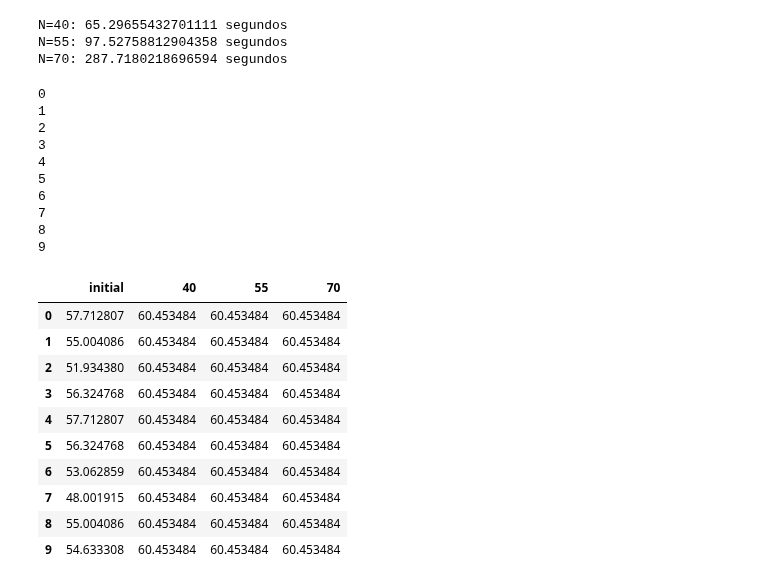
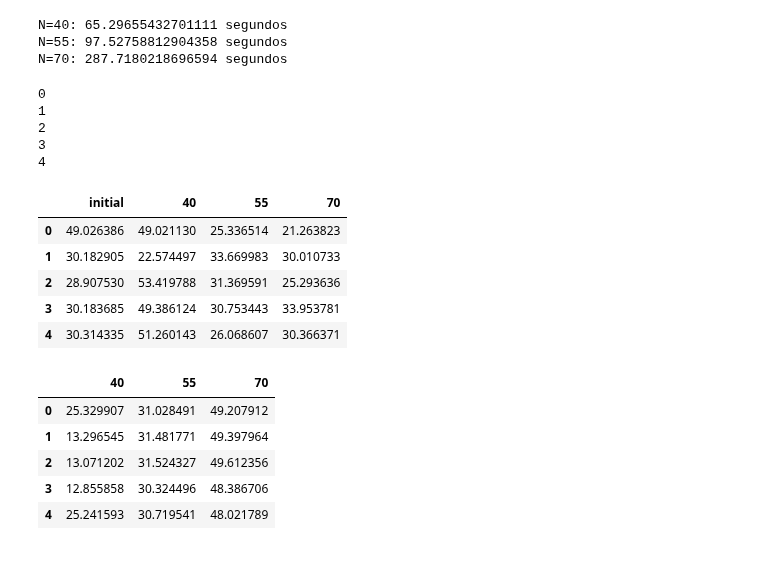
Before and after one commit to gustavo-cornejo/RecSist-Proyecto, a Jupyter notebook: DeckRec.ipynb, the cells around one changed output. Drawn from its saved outputs; the diff is of its cells as text; code cells hidden in the pictures.

```diff
--- a/DeckRec.ipynb
+++ b/DeckRec.ipynb
@@ -555,11 +571,12 @@ aumentos_delta.describe()
 A partir de aquí vemos comparaciones en tiempo y resultados de DeckRec para distintas cantidades de cartas a usar (N)
 # %%
 simulations_N = {"initial":[], 40:[],55:[],70:[]}
+times_N = {"initial":[], 40:[],55:[],70:[]}
 Ns = [40,55,70]
-for i in range(10):
+for i in range(15):
     print(i)
     initial_deck = random_deck()[1]
-    simulations_N["initial"].append(win_rate(initial_deck))
+    simulations_N["initial"].append(win_rate(initial_deck,model=model_v3))
     for N in Ns:
         deck = np.zeros(N, dtype=int)
         for j in range(N):
@@ -572,8 +589,11 @@ for i in range(10):
         for j in new_ones:
             deck[j] = 1
         cards_subset = cards[:N]
+        start = time.time()
         deck_our_rec = deck_rec(deck,cards_subset)
-        simulations_N[N].append(win_rate(binary_to_cards(deck_our_rec, cards_subset)))
+        end = time.time()
+        times_N[N].append(end-start)
+        simulations_N[N].append(win_rate(binary_to_cards(deck_our_rec, cards_subset),model=model_v3))
 sim_N_fl = dict()
 for key in simulations_N.keys():
     sim_N_fl[f'{key}'] = [float(simulations_N[key][i]) for i in range(len(simulations_N[key]))]
@@ -605,0 +636,5 @@ display(comparacion_N)
+# %%
+for key in times_N.keys():
+    if key != initial
+    print(key)
+    print(len(times_N[key]))
@@ -605,0 +650,9 @@ display(comparacion_N)
+# %%
+sim_T_fl = dict()
+for key in times_N.keys():
+    if key != "initial":
+        sim_T_fl[f'{key}'] = [float(times_N[key][i]) for i in range(len(times_N[key]))]
+with open('comparacion_T.json', 'w') as json_file:
+    json.dump(sim_T_fl, json_file, indent=4)
+comparacion_T = pd.DataFrame(sim_T_fl)
+display(comparacion_T)
@@ -630,40 +712,49 @@ N=55: 97.52758812904358 segundos
 N=70: 287.7180218696594 segundos
 # %%
 simulations_N = {"initial":[], 40:[],55:[],70:[]}
+times_N = {"initial":[], 40:[],55:[],70:[]}
 Ns = [40,55,70]
-for i in range(10):
+for i in range(5):
     print(i)
     initial_deck = random_deck()[1]
-    simulations_N["initial"].append(win_rate(initial_deck))
+    simulations_N["initial"].append(win_rate(initial_deck,model=model_v3))
     for N in Ns:
-        deck_best_similar = Qdeck_wtemplate(initial_deck, 15, 10, N=N)
-        simulations_N[N].append(win_rate(binary_to_cards(deck_our_rec, cards_subset)))
+        start = time.time()
+        deck_best_similar = Qdeck_wtemplate(initial_deck, 15, 15, N=N)
+        end = time.time()
+        times_N[N].append(end-start)
+        simulations_N[N].append(win_rate(binary_to_cards(deck_best_similar, cards_subset[:N]),model=model_v3))
 sim_N_fl = dict()
 for key in simulations_N.keys():
     sim_N_fl[f'{key}'] = [float(simulations_N[key][i]) for i in range(len(simulations_N[key]))]
 with open('comparacion_N_mixed.json', 'w') as json_file:
     json.dump(sim_N_fl, json_file, indent=4)
 comparacion_N = pd.DataFrame(simulations_N)
 display(comparacion_N)
+
+sim_T_fl = dict()
+for key in times_N.keys():
+    if key != "initial":
+        sim_T_fl[f'{key}'] = [float(times_N[key][i]) for i in range(len(times_N[key]))]
+with open('comparacion_T_mixed.json', 'w') as json_file:
+    json.dump(sim_T_fl, json_file, indent=4)
+comparacion_T = pd.DataFrame(sim_T_fl)
+display(comparacion_T)
 # %% [output]
 0
 1
 2
 3
 4
-5
-6
-7
-8
-9
 |  | initial | 40 | 55 | 70 |
-| 0 | 57.712807 | 60.453484 | 60.453484 | 60.453484 |
-| 1 | 55.004086 | 60.453484 | 60.453484 | 60.453484 |
-| 2 | 51.934380 | 60.453484 | 60.453484 | 60.453484 |
-| 3 | 56.324768 | 60.453484 | 60.453484 | 60.453484 |
-| 4 | 57.712807 | 60.453484 | 60.453484 | 60.453484 |
-| 5 | 56.324768 | 60.453484 | 60.453484 | 60.453484 |
-| 6 | 53.062859 | 60.453484 | 60.453484 | 60.453484 |
-| 7 | 48.001915 | 60.453484 | 60.453484 | 60.453484 |
-| 8 | 55.004086 | 60.453484 | 60.453484 | 60.453484 |
-| 9 | 54.633308 | 60.453484 | 60.453484 | 60.453484 |
+| 0 | 49.026386 | 49.021130 | 25.336514 | 21.263823 |
+| 1 | 30.182905 | 22.574497 | 33.669983 | 30.010733 |
+| 2 | 28.907530 | 53.419788 | 31.369591 | 25.293636 |
+| 3 | 30.183685 | 49.386124 | 30.753443 | 33.953781 |
+| 4 | 30.314335 | 51.260143 | 26.068607 | 30.366371 |
+|  | 40 | 55 | 70 |
+| 0 | 25.329907 | 31.028491 | 49.207912 |
+| 1 | 13.296545 | 31.481771 | 49.397964 |
+| 2 | 13.071202 | 31.524327 | 49.612356 |
+| 3 | 12.855858 | 30.324496 | 48.386706 |
+| 4 | 25.241593 | 30.719541 | 48.021789 |
```
Also changed, not shown: parts of 27 cells of this notebook, 9 other files.
